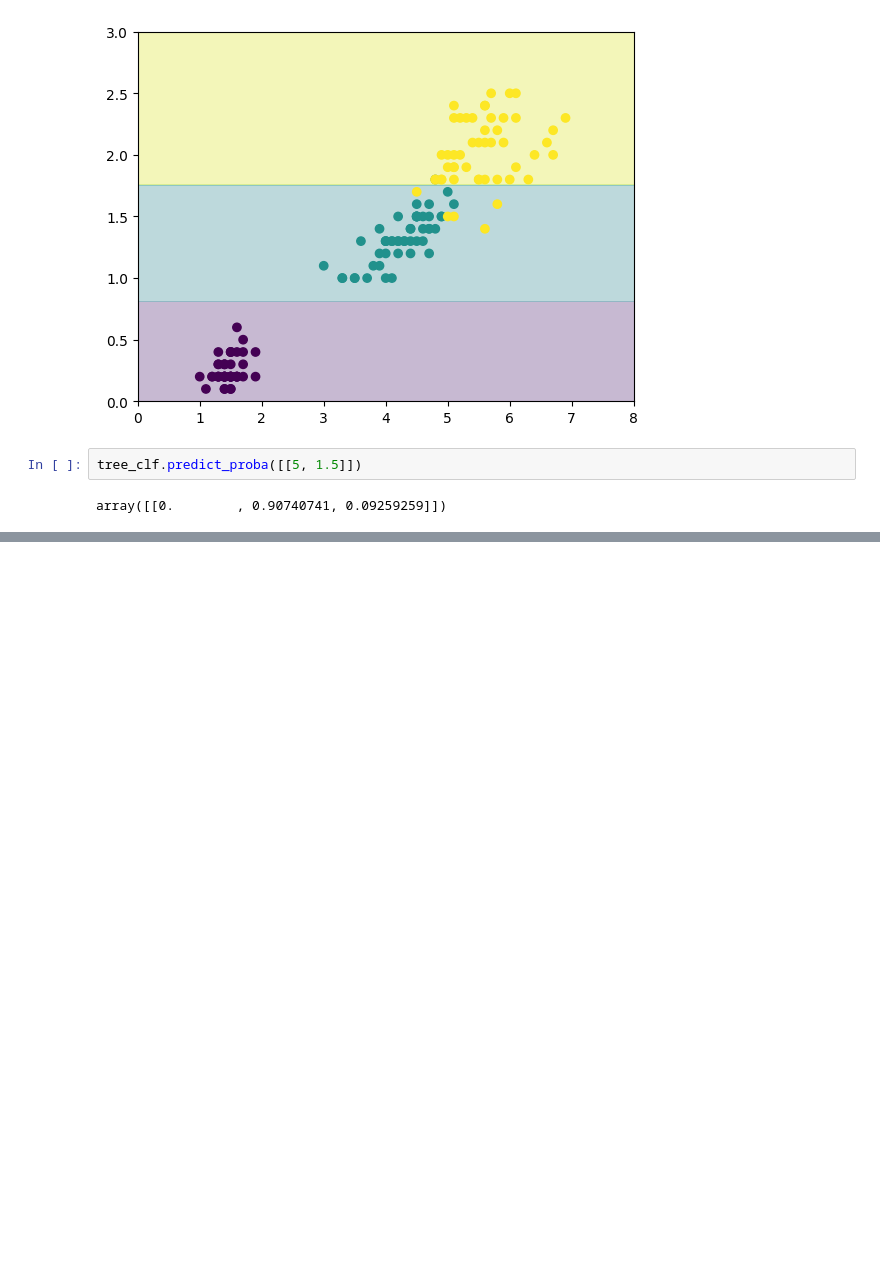
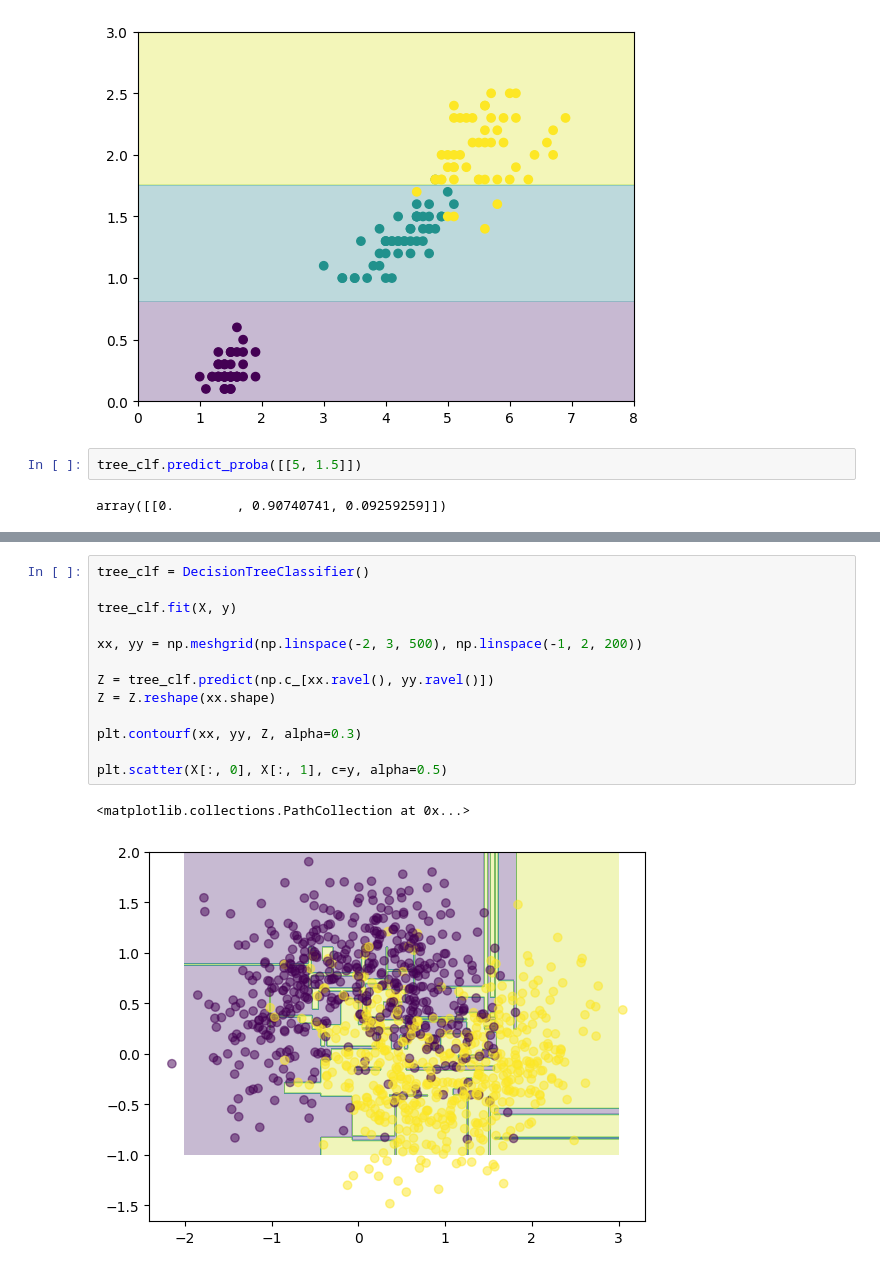
Before and after one commit to zqTheDesigner/reading_hands-on-machine-learning-with-scikit-learn-keras-tensorflow, a Jupyter notebook: CH-6 Training and Visualizing a Decision Tree.ipynb, the cells around one changed output, grey strips where cells are left out. Cells and saved outputs as stored; diff of their text form; blank space fills up the shorter version.

```diff
--- a/CH-6 Training and Visualizing a Decision Tree.ipynb
+++ b/CH-6 Training and Visualizing a Decision Tree.ipynb
@@ -42,0 +99,16 @@ array([[0.        , 0.90740741, 0.09259259]])
+# %%
+tree_clf = DecisionTreeClassifier()
+
+tree_clf.fit(X, y)
+
+xx, yy = np.meshgrid(np.linspace(-2, 3, 500), np.linspace(-1, 2, 200))
+
+Z = tree_clf.predict(np.c_[xx.ravel(), yy.ravel()])
+Z = Z.reshape(xx.shape)
+
+plt.contourf(xx, yy, Z, alpha=0.3)
+
+plt.scatter(X[:, 0], X[:, 1], c=y, alpha=0.5)
+# %% [output]
+<matplotlib.collections.PathCollection at 0x...>
+[figure, added]
```
Also changed, not shown: parts of 6 cells of this notebook, 2 other files.
